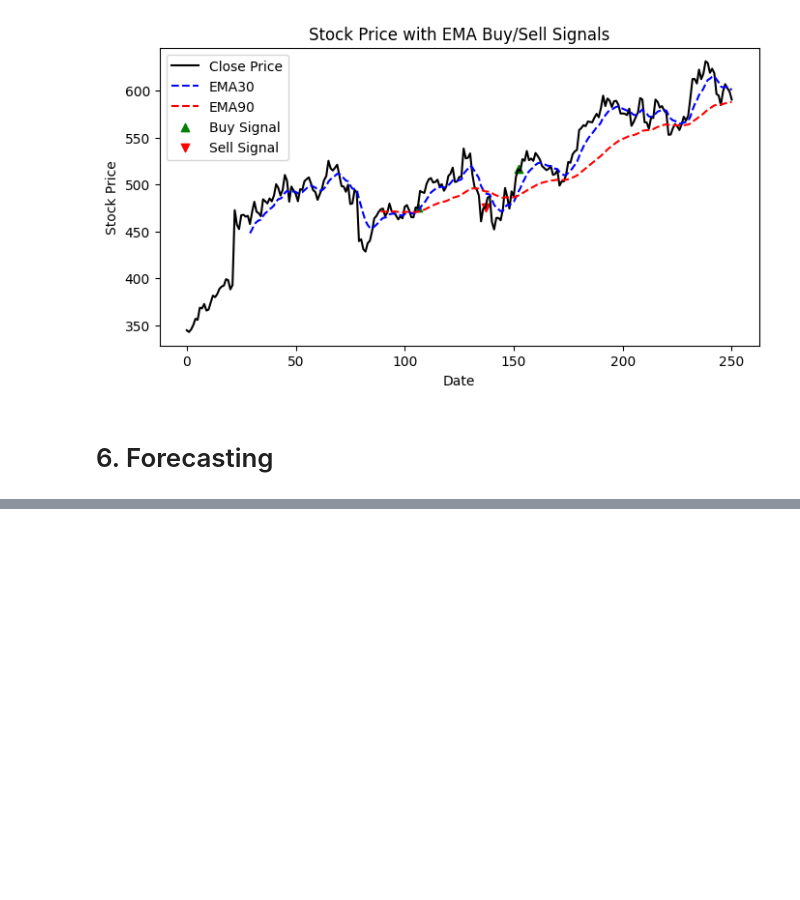
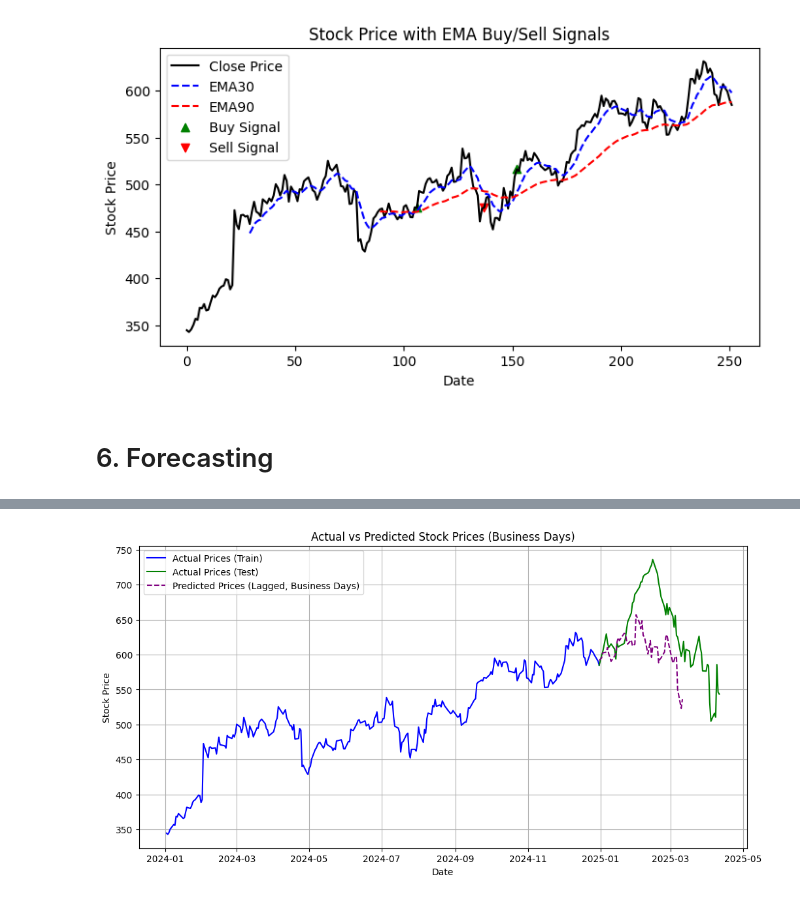
Before and after one commit to KarthikeyanBaskaran/FinancialAnalytics, a Jupyter notebook: Financial_Analytics.ipynb, the cells around one changed output, grey strips where cells are left out. Drawn from its saved outputs; the diff is of its cells as text; code cells hidden in the pictures; blank space fills up the shorter version.

```diff
--- a/Financial_Analytics.ipynb
+++ b/Financial_Analytics.ipynb
@@ -368,0 +164,2 @@ INFO:cmdstanpy:Chain [1] done processing
+# %%
+actual = orginal[orginal['Date']>=datetime.datetime(2024,12,31)].reset_index().drop(columns=["index"])
@@ -507,0 +823,17 @@ plot_plotly(m, forecast)
+# %%
+
+forecast_test_lagged = final_model.predict(future_test_lagged)
+
+# Plot the results
+plt.figure(figsize=(12, 6))
+plt.grid(True)
+plt.plot(df['Date'], df['Close'], label="Actual Prices (Train)", color='blue')
+plt.plot(actual['Date'], actual['Close'], label="Actual Prices (Test)", color='green')
+plt.plot(future_test_lagged['ds'], forecast_test_lagged['yhat'], label="Predicted Prices (Lagged, Business Days)", color='purple', linestyle='dashed')
+plt.xlabel("Date")
+plt.ylabel("Stock Price")
+plt.title("Actual vs Predicted Stock Prices (Business Days)")
+plt.legend()
+plt.show()
+# %% [output]
+[figure, added]
```
Also changed, not shown: parts of 30 cells of this notebook.
